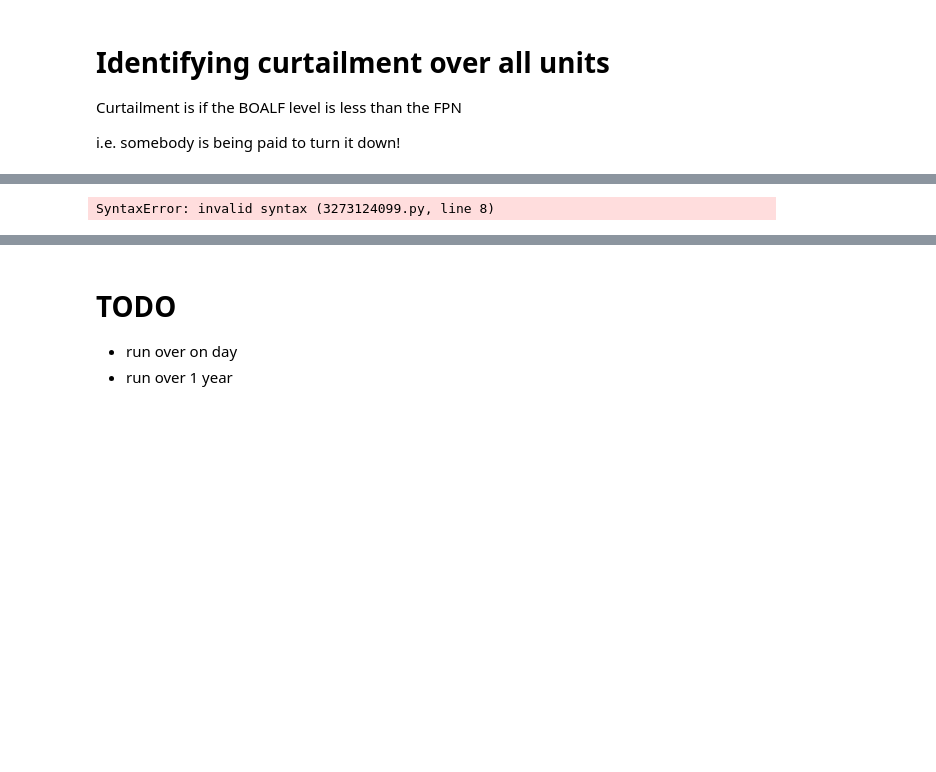
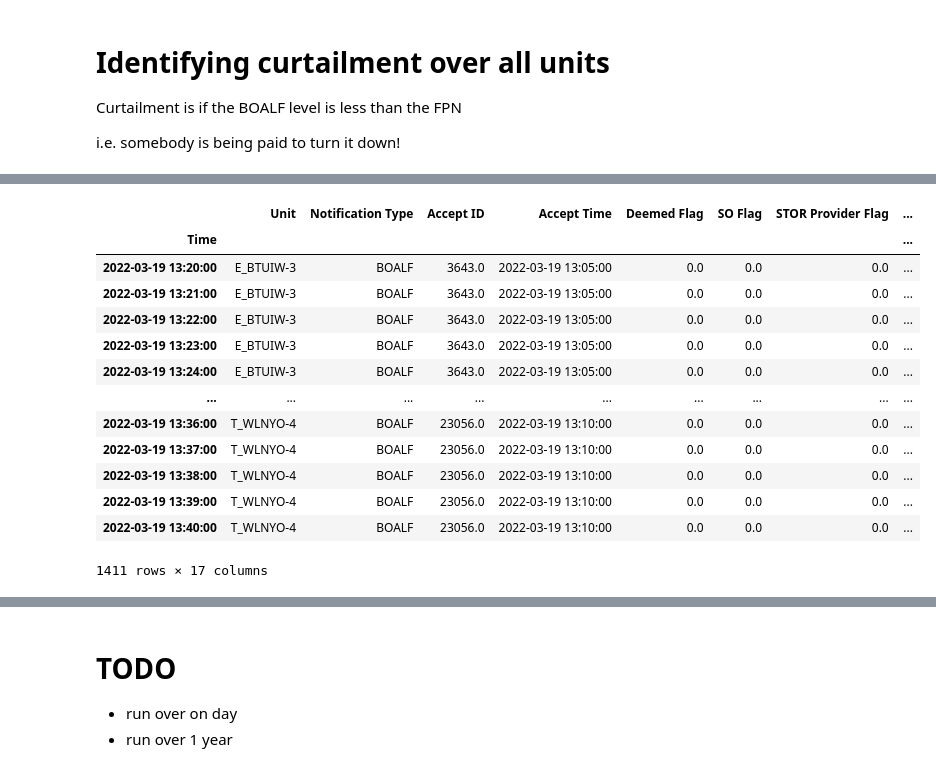
Before and after one commit to hackcollective/wind-curtailment, a Jupyter notebook: notebooks/bidoffer_all_units_one_SP.ipynb, the cells around one changed output, grey strips where cells are left out. Cells and saved outputs as stored; diff of their text form; code cells hidden in the pictures; blank space fills up the shorter version.

```diff
--- a/notebooks/bidoffer_all_units_one_SP.ipynb
+++ b/notebooks/bidoffer_all_units_one_SP.ipynb
@@ -270,0 +245,27 @@ Total curtailment is 1213.57 MWh. The total generation was 1980.20 MWh.
+# %%
+# now lets loop over all wind units
+
+wind_units = df_boal_wind.index.unique()
+
+curtailment_dfs = []
+
+for unit in wind_units:
+    df_curtailment_unit = analyze_one_unit(
+        df_boal_unit=df_boal.loc[unit], df_fpn_unit=df_fpn.loc[unit]
+    )
+
+    curtailment_in_mwh = calculate_curtailment_in_mwh(df_curtailment_unit)
+    generation_in_mwh = calculate_notified_generation_in_mwh(df_curtailment_unit)
+
+    print(
+        f"Curtailment for {unit} is {curtailment_in_mwh:.2f} MWh. Generation was {generation_in_mwh:.2f} MWh"
+    )
+
+    curtailment_dfs.append(df_curtailment_unit)
+
+
+df_curtailment = pd.concat(curtailment_dfs)
+
+print(
+    f"Total curtailment was {df_curtailment['delta'].sum() * MINUTES_TO_HOURS:.2f} MWh "
+)
@@ -271,3 +335,20 @@ Total curtailment is 1213.57 MWh. The total generation was 1980.20 MWh.
+# %%
+pd.concat(curtailment_dfs)
+# %% [output]
+|  | Unit | Notification Type | Accept ID | Accept Time | Deemed Flag | SO Flag | STOR Provider Flag | ... |
+| Time |  |  |  |  |  |  |  | ... |
+| 2022-03-19 13:20:00 | E_BTUIW-3 | BOALF | 3643.0 | 2022-03-19 13:05:00 | 0.0 | 0.0 | 0.0 | ... |
+| 2022-03-19 13:21:00 | E_BTUIW-3 | BOALF | 3643.0 | 2022-03-19 13:05:00 | 0.0 | 0.0 | 0.0 | ... |
+| 2022-03-19 13:22:00 | E_BTUIW-3 | BOALF | 3643.0 | 2022-03-19 13:05:00 | 0.0 | 0.0 | 0.0 | ... |
+| 2022-03-19 13:23:00 | E_BTUIW-3 | BOALF | 3643.0 | 2022-03-19 13:05:00 | 0.0 | 0.0 | 0.0 | ... |
+| 2022-03-19 13:24:00 | E_BTUIW-3 | BOALF | 3643.0 | 2022-03-19 13:05:00 | 0.0 | 0.0 | 0.0 | ... |
+| ... | ... | ... | ... | ... | ... | ... | ... | ... |
+| 2022-03-19 13:36:00 | T_WLNYO-4 | BOALF | 23056.0 | 2022-03-19 13:10:00 | 0.0 | 0.0 | 0.0 | ... |
+| 2022-03-19 13:37:00 | T_WLNYO-4 | BOALF | 23056.0 | 2022-03-19 13:10:00 | 0.0 | 0.0 | 0.0 | ... |
+| 2022-03-19 13:38:00 | T_WLNYO-4 | BOALF | 23056.0 | 2022-03-19 13:10:00 | 0.0 | 0.0 | 0.0 | ... |
+| 2022-03-19 13:39:00 | T_WLNYO-4 | BOALF | 23056.0 | 2022-03-19 13:10:00 | 0.0 | 0.0 | 0.0 | ... |
+| 2022-03-19 13:40:00 | T_WLNYO-4 | BOALF | 23056.0 | 2022-03-19 13:10:00 | 0.0 | 0.0 | 0.0 | ... |
+1411 rows × 17 columns
 # %%
 # lets plot it
 
@@ -275,19 +356,20 @@ Total curtailment is 1213.57 MWh. The total generation was 1980.20 MWh.
 traces = []
 for combined_one_unit in combined:
 
-    unit = combined_one_unit['unit'].iloc[-1]
-    colour =
+    unit = combined_one_unit["unit"].iloc[-1]
 
-    for notification_type in ['BOALF','FPN']:
-        idx = combined_one_unit['Notification Type'] == notification_type
+    for notification_type in ["BOALF", "FPN"]:
+        idx = combined_one_unit["Notification Type"] == notification_type
         x = combined_one_unit[idx].index
-        y = combined_one_unit[idx]['Level']
+        y = combined_one_unit[idx]["Level"]
 
-        trace = go.Scatter(x=x, y=y, name=f'{unit} - {notification_type}',)
+        trace = go.Scatter(
+            x=x,
+            y=y,
+            name=f"{unit} - {notification_type}",
+        )
         traces.append(trace)
 
 fig = go.Figure(data=traces)
 
 fig.show()
-# %% [output]
-SyntaxError: invalid syntax (3273124099.py, line 8)
```
Also changed, not shown: parts of 11 cells of this notebook, 1 other file.
